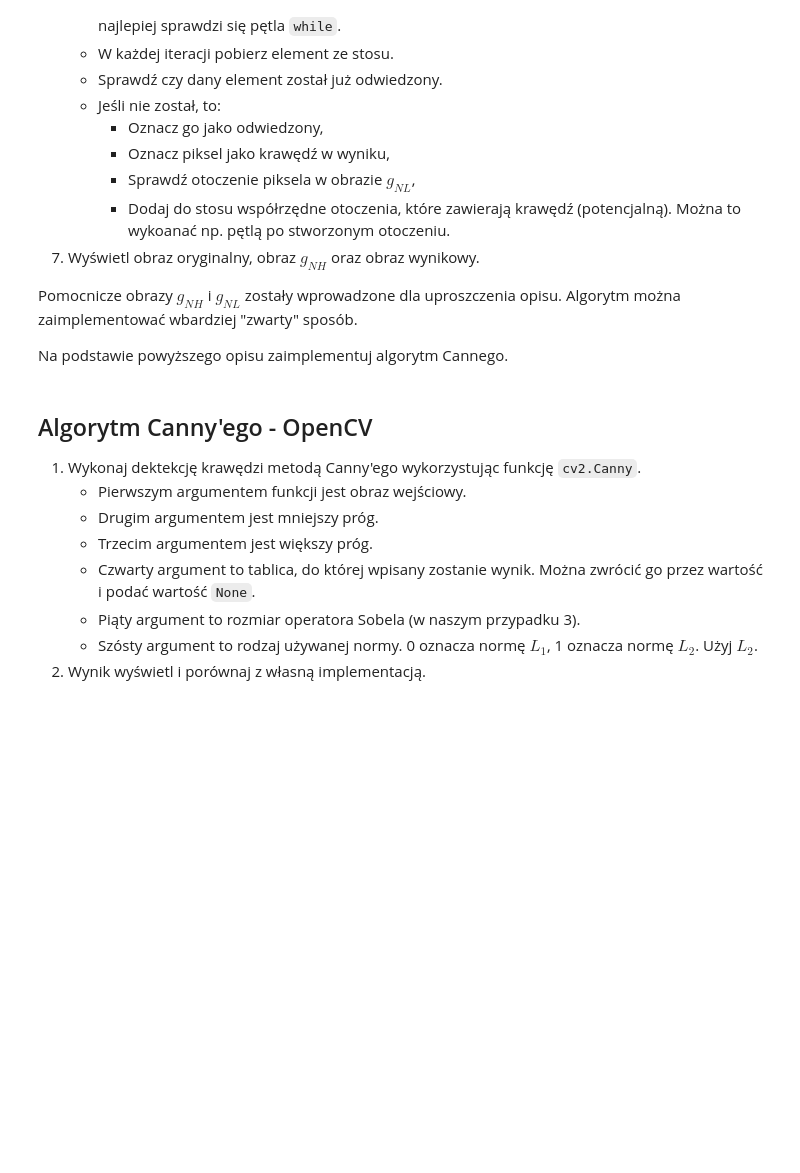
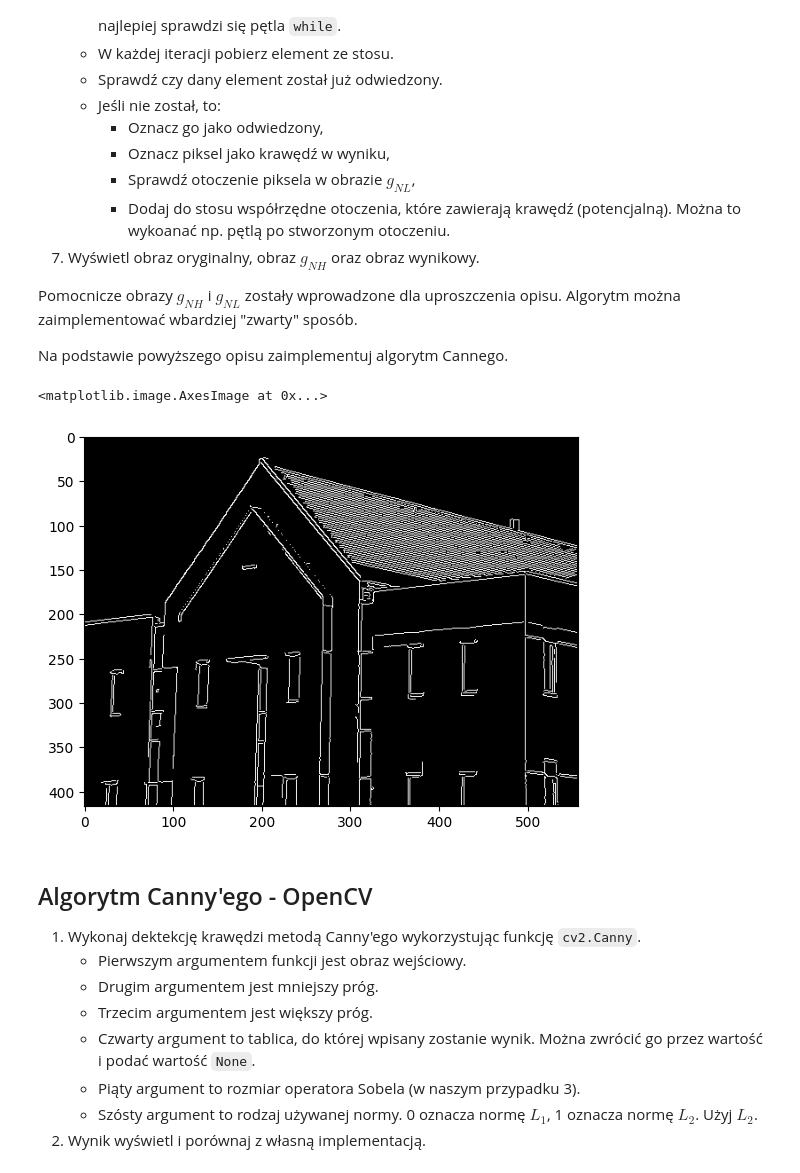
Before and after one commit to maciejbobrek/Image-Processing, a Jupyter notebook: Przetwarzanie Obrazów Cyfrowych/lab9/09_Canny.ipynb, the cells around one changed output. Saved outputs shown, nothing was run; the diff lists cells and outputs as text; code cells hidden in the pictures; blank space fills up the shorter version.

```diff
--- a/Przetwarzanie Obrazów Cyfrowych/lab9/09_Canny.ipynb
+++ b/Przetwarzanie Obrazów Cyfrowych/lab9/09_Canny.ipynb
@@ -237,33 +237,39 @@ def canny(img, tl, th):
                 else:
                     output[i, j] = window[1, 1]
             elif current_angle == 135:
                 if window[1, 1] < window[0, 0] or window[1, 1] < window[2, 2]:
                     output[i, j] = 0
                 else:
                     output[i, j] = window[1, 1]
 
     gnh = np.zeros(img.shape)
     gnl = np.zeros(img.shape)
     gnh_list = []
     for i in range(1, img.shape[0] - 1):
         for j in range(1, img.shape[1] - 1):
             if output[i, j] >= th:
                 gnh[i, j] = 255
                 gnh_list.append([i, j])
             elif tl <= output[i, j] < th:
                 gnl[i, j] = 255
     is_visited = np.zeros(img.shape)
     binarized = np.zeros(img.shape).astype(np.uint8)
     while len(gnh_list) > 0:
         current = gnh_list.pop()
         if is_visited[current[0], current[1]] == 0:
             is_visited[current[0], current[1]] = 1
             binarized[current[0], current[1]] = 255
             for i in range(-1, 2):
                 for j in range(-1, 2):
                     if gnl[current[0] + i, current[1] + j] == 255:
                         gnh_list.append([current[0] + i, current[1] + j])
     return binarized
+
+
+plt.imshow(canny(dom, 59, 177),'gray')
+# %% [output]
+<matplotlib.image.AxesImage at 0x...>
+[figure, added]
 # %% [markdown]
 ## Algorytm Canny'ego - OpenCV
 
```
Also changed, not shown: parts of 3 cells of this notebook, 1 other file.
